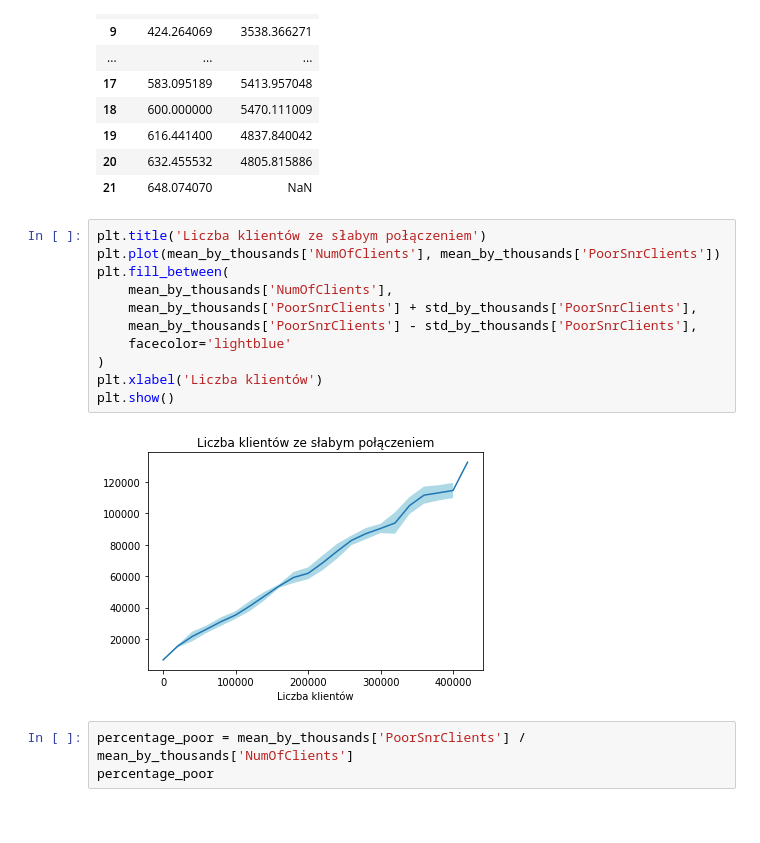
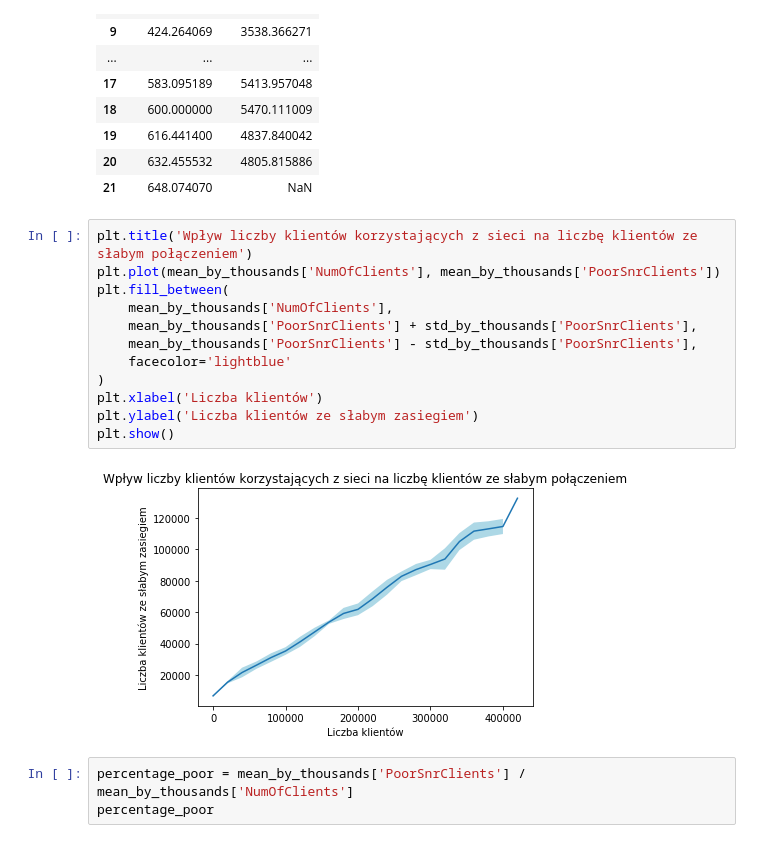
Before and after one commit to Maruchin1/PWR-WiFi-Analysis, a Jupyter notebook: clients_problems_poor_snr.ipynb, the cells around one changed output. Saved outputs shown, nothing was run; the diff lists cells and outputs as text.

```diff
--- a/clients_problems_poor_snr.ipynb
+++ b/clients_problems_poor_snr.ipynb
@@ -133,18 +133,19 @@ std_by_thousands
 | 20 | 632.455532 | 4805.815886 |
 | 21 | 648.074070 | NaN |
 # %%
-plt.title('Liczba klientów ze słabym połączeniem')
+plt.title('Wpływ liczby klientów korzystających z sieci na liczbę klientów ze słabym połączeniem')
 plt.plot(mean_by_thousands['NumOfClients'], mean_by_thousands['PoorSnrClients'])
 plt.fill_between(
     mean_by_thousands['NumOfClients'],
     mean_by_thousands['PoorSnrClients'] + std_by_thousands['PoorSnrClients'],
     mean_by_thousands['PoorSnrClients'] - std_by_thousands['PoorSnrClients'],
     facecolor='lightblue'
 )
 plt.xlabel('Liczba klientów')
+plt.ylabel('Liczba klientów ze słabym zasiegiem')
 plt.show()
 # %% [output]
-[figure, old version]
+[figure, new version]
 # %%
 percentage_poor = mean_by_thousands['PoorSnrClients'] / mean_by_thousands['NumOfClients']
 percentage_poor
```
Also changed, not shown: parts of 1 cell of this notebook, 1 other file.
